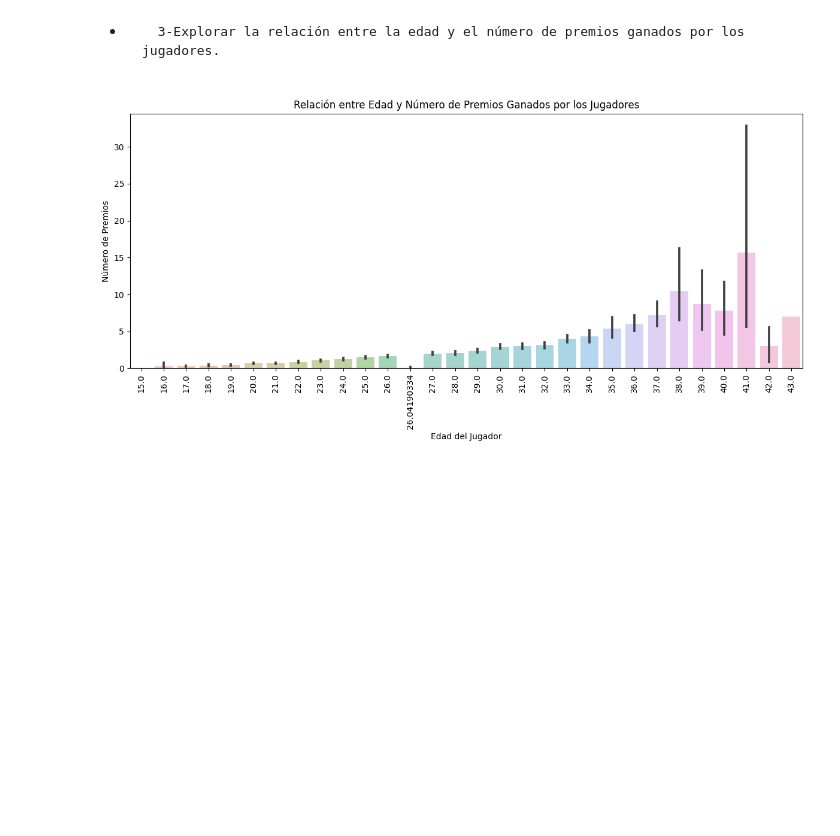
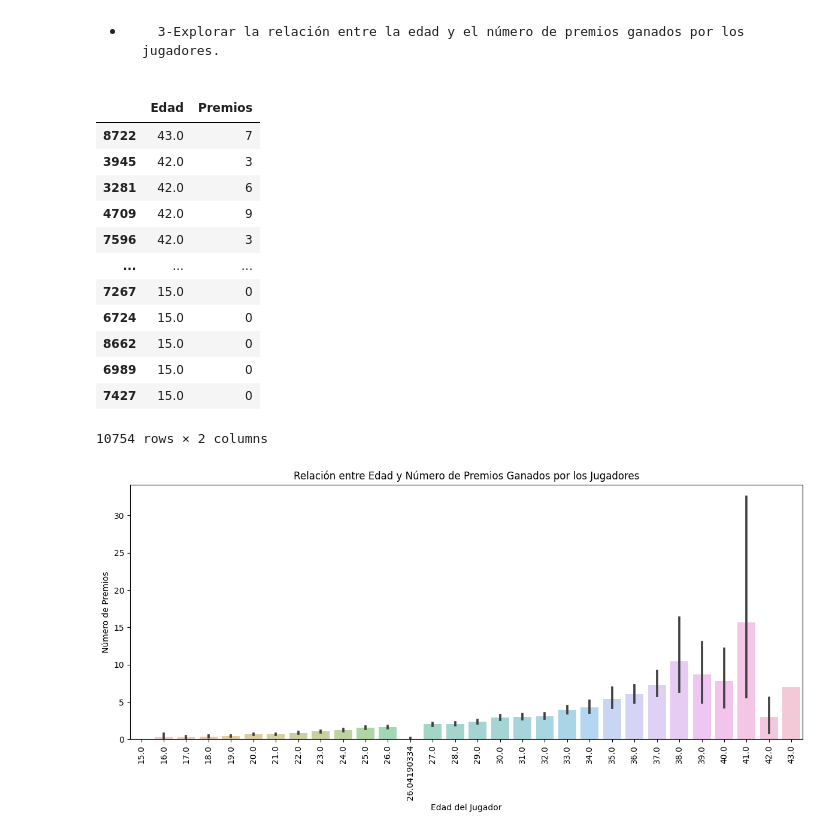
Before and after one commit to alessandrinipablo/Entregas-DS-C49200, a Jupyter notebook: Entrega 6/entrega6.ipynb, the cells around one changed output. Drawn from its saved outputs; the diff is of its cells as text; code cells hidden in the pictures; blank space fills up the shorter version.

```diff
--- a/Entrega 6/entrega6.ipynb
+++ b/Entrega 6/entrega6.ipynb
@@ -196,4 +203,22 @@ plt.show()
 [figure]
 # %% [markdown]
 *       3-Explorar la relación entre la edad y el número de premios ganados por los jugadores.
+# %%
+# 3.Explorar la edad con los premios ganados.
+# edad y cantidad de premios recibidos, ordenados por la mayor edad a menor.
+df_edadPremios.sort_values(by=['Edad'], ascending=[False])
+# %% [output]
+|  | Edad | Premios |
+| 8722 | 43.0 | 7 |
+| 3945 | 42.0 | 3 |
+| 3281 | 42.0 | 6 |
+| 4709 | 42.0 | 9 |
+| 7596 | 42.0 | 3 |
+| ... | ... | ... |
+| 7267 | 15.0 | 0 |
+| 6724 | 15.0 | 0 |
+| 8662 | 15.0 | 0 |
+| 6989 | 15.0 | 0 |
+| 7427 | 15.0 | 0 |
+10754 rows × 2 columns
 # %%
```
Also changed, not shown: parts of 37 cells of this notebook.
